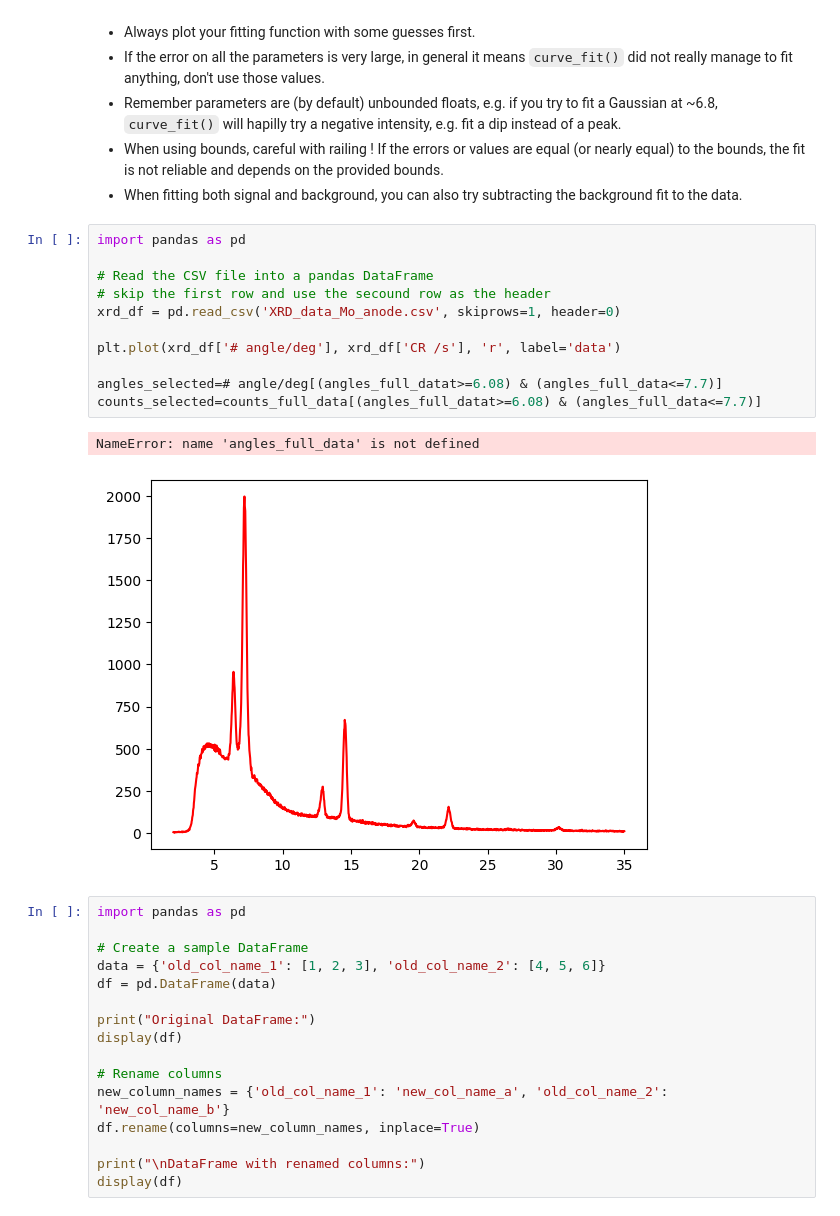
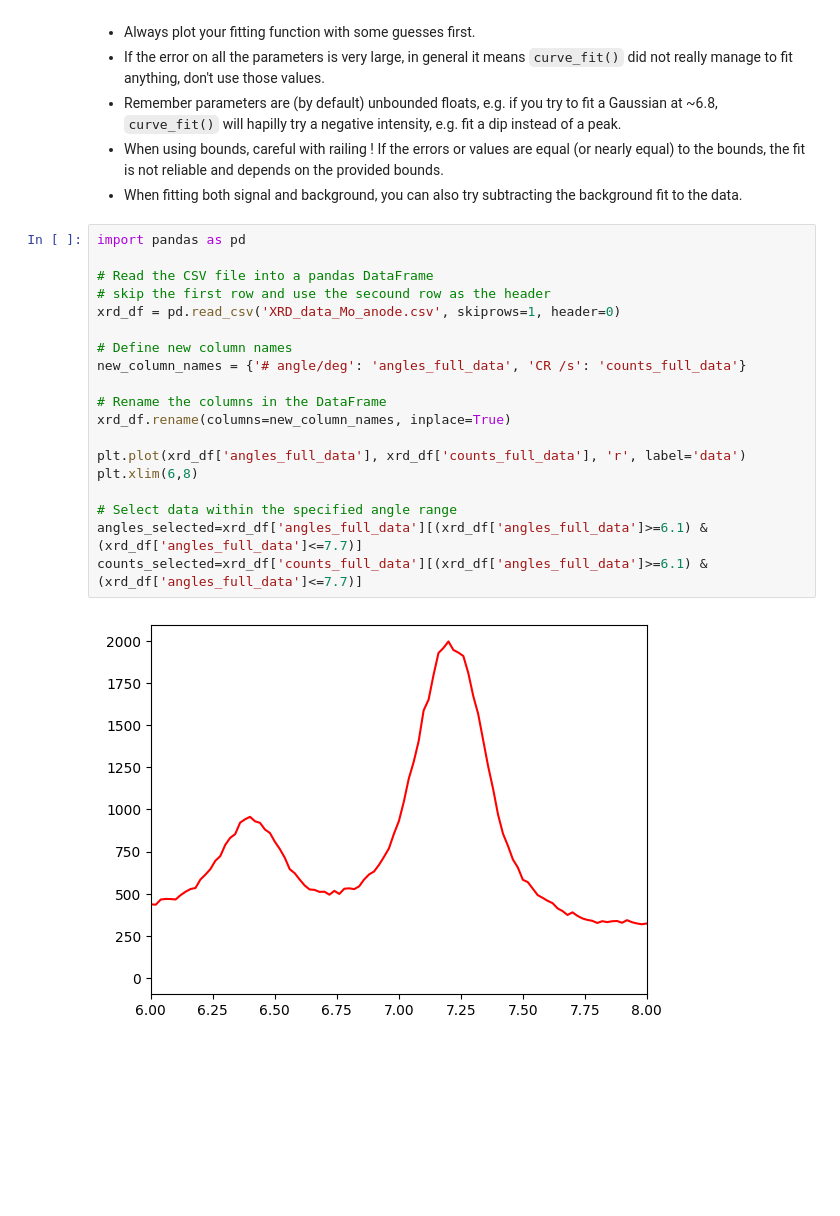
Before and after one commit to PX2145-2025/week-4-b-max-cook, a Jupyter notebook: Curvefit.ipynb, the cells around one changed output. Saved outputs shown, nothing was run; the diff lists cells and outputs as text; blank space fills up the shorter version.

```diff
--- a/Curvefit.ipynb
+++ b/Curvefit.ipynb
@@ -260,30 +260,21 @@ Notes:
 # %%
 import pandas as pd
 
 # Read the CSV file into a pandas DataFrame
 # skip the first row and use the secound row as the header
 xrd_df = pd.read_csv('XRD_data_Mo_anode.csv', skiprows=1, header=0)
 
-plt.plot(xrd_df['# angle/deg'], xrd_df['CR /s'], 'r', label='data')
+# Define new column names
+new_column_names = {'# angle/deg': 'angles_full_data', 'CR /s': 'counts_full_data'}
 
-angles_selected=# angle/deg[(angles_full_datat>=6.08) & (angles_full_data<=7.7)]
-counts_selected=counts_full_data[(angles_full_datat>=6.08) & (angles_full_data<=7.7)]
+# Rename the columns in the DataFrame
+xrd_df.rename(columns=new_column_names, inplace=True)
+
+plt.plot(xrd_df['angles_full_data'], xrd_df['counts_full_data'], 'r', label='data')
+plt.xlim(6,8)
+
+# Select data within the specified angle range
+angles_selected=xrd_df['angles_full_data'][(xrd_df['angles_full_data']>=6.1) & (xrd_df['angles_full_data']<=7.7)]
+counts_selected=xrd_df['counts_full_data'][(xrd_df['angles_full_data']>=6.1) & (xrd_df['angles_full_data']<=7.7)]
 # %% [output]
-NameError: name 'angles_full_data' is not defined
-[figure, old version]
+[figure, new version]
-# %%
-import pandas as pd
-
-# Create a sample DataFrame
-data = {'old_col_name_1': [1, 2, 3], 'old_col_name_2': [4, 5, 6]}
-df = pd.DataFrame(data)
-
-print("Original DataFrame:")
-display(df)
-
-# Rename columns
-new_column_names = {'old_col_name_1': 'new_col_name_a', 'old_col_name_2': 'new_col_name_b'}
-df.rename(columns=new_column_names, inplace=True)
-
-print("\nDataFrame with renamed columns:")
-display(df)
```
Also changed, not shown: parts of 3 cells of this notebook.
